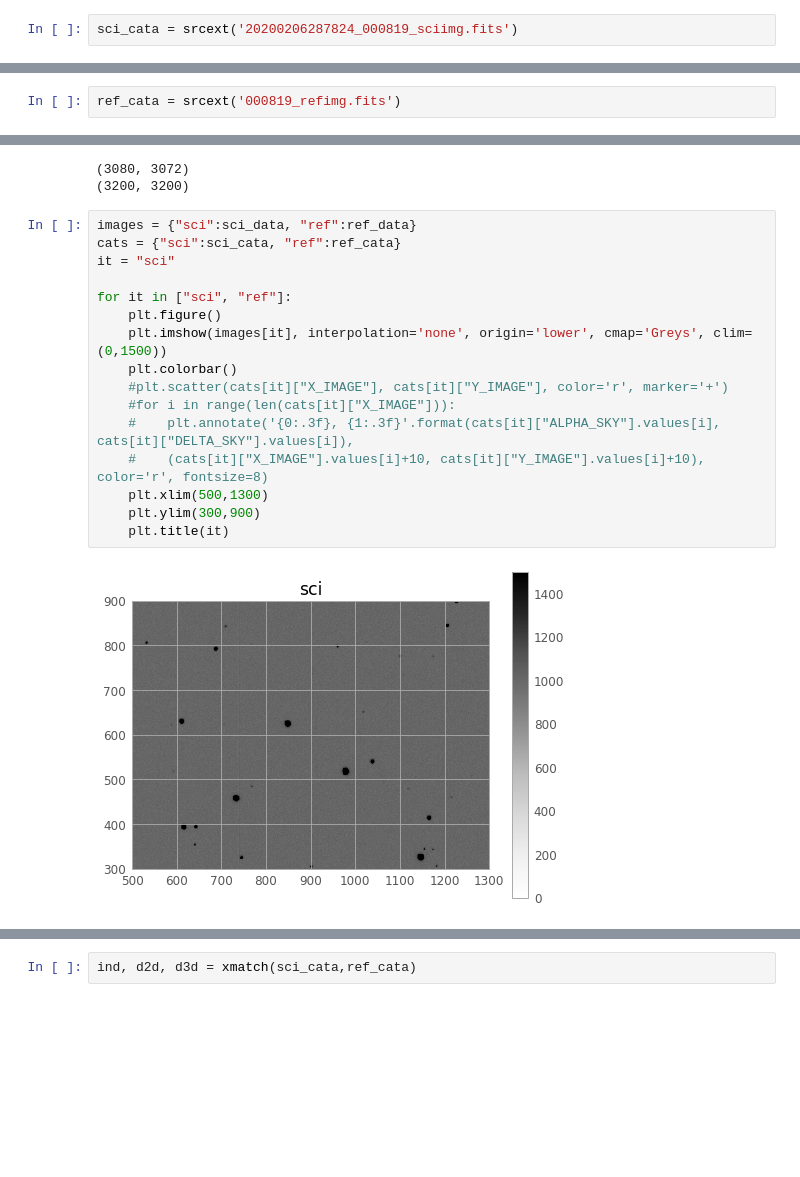
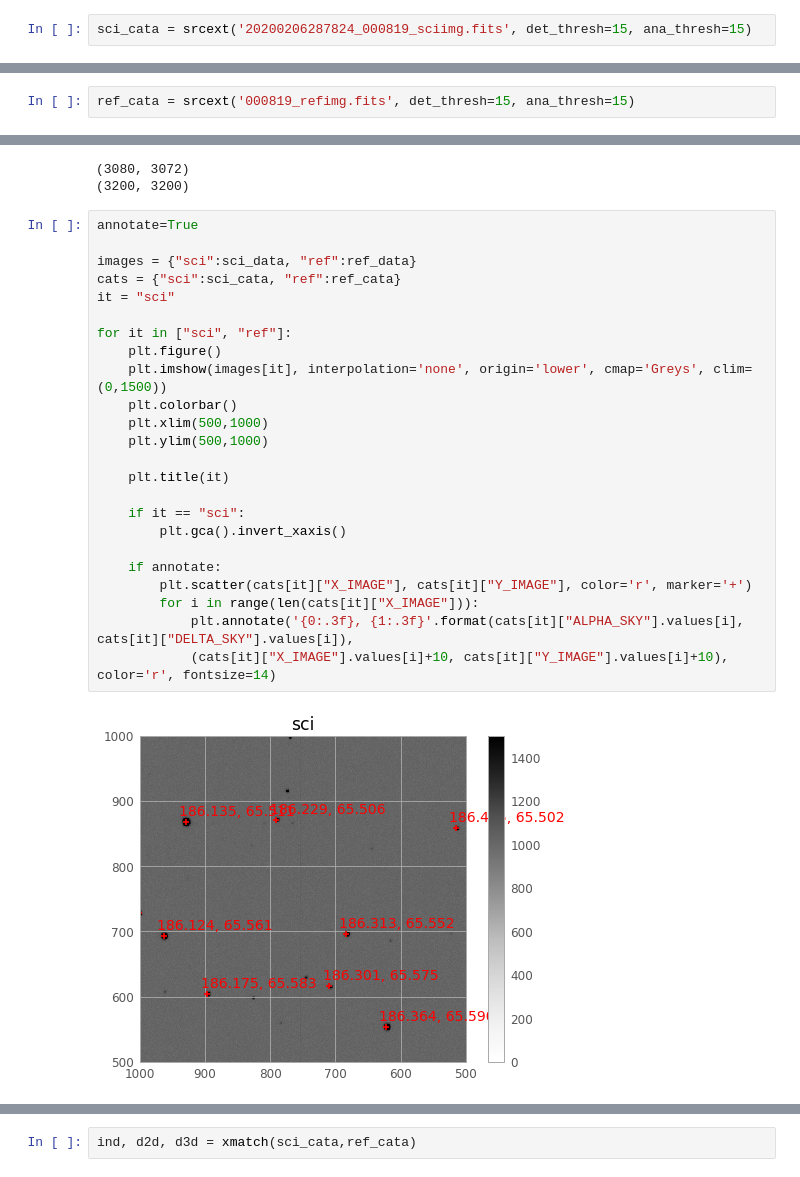
Before and after one commit to RileyWClarke/RAFTS, a Jupyter notebook: ztf_imgs.ipynb, the cells around one changed output, grey strips where cells are left out. Cells and saved outputs as stored; diff of their text form; blank space fills up the shorter version.

```diff
--- a/ztf_imgs.ipynb
+++ b/ztf_imgs.ipynb
@@ -266,4 +247,4 @@ getsciimg(filefracday='20200206287824', paddedfield='000819',filtercode = 'zg',p
 getrefimg(paddedfield='000819',filtercode = 'zg',paddedccdid = '13', qid = '2')
 # %%
-sci_cata = srcext('20200206287824_000819_sciimg.fits')
+sci_cata = srcext('20200206287824_000819_sciimg.fits', det_thresh=15, ana_thresh=15)
 # %% [output]
@@ -290,3 +272,3 @@ Fitting model: Sersic spheroid
 # %%
-ref_cata = srcext('000819_refimg.fits')
+ref_cata = srcext('000819_refimg.fits', det_thresh=15, ana_thresh=15)
 # %% [output]
@@ -349,20 +332,28 @@ print(ref_data.shape)
 (3080, 3072)
 (3200, 3200)
 # %%
+annotate=True
+
 images = {"sci":sci_data, "ref":ref_data}
 cats = {"sci":sci_cata, "ref":ref_cata}
 it = "sci"
 
 for it in ["sci", "ref"]:
     plt.figure()
     plt.imshow(images[it], interpolation='none', origin='lower', cmap='Greys', clim=(0,1500))
     plt.colorbar()
-    #plt.scatter(cats[it]["X_IMAGE"], cats[it]["Y_IMAGE"], color='r', marker='+')
-    #for i in range(len(cats[it]["X_IMAGE"])):
-    #    plt.annotate('{0:.3f}, {1:.3f}'.format(cats[it]["ALPHA_SKY"].values[i], cats[it]["DELTA_SKY"].values[i]),
-    #    (cats[it]["X_IMAGE"].values[i]+10, cats[it]["Y_IMAGE"].values[i]+10), color='r', fontsize=8)
-    plt.xlim(500,1300)
-    plt.ylim(300,900)
+    plt.xlim(500,1000)
+    plt.ylim(500,1000)
+
     plt.title(it)
+
+    if it == "sci":
+        plt.gca().invert_xaxis()
+
+    if annotate:
+        plt.scatter(cats[it]["X_IMAGE"], cats[it]["Y_IMAGE"], color='r', marker='+')
+        for i in range(len(cats[it]["X_IMAGE"])):
+            plt.annotate('{0:.3f}, {1:.3f}'.format(cats[it]["ALPHA_SKY"].values[i], cats[it]["DELTA_SKY"].values[i]),
+            (cats[it]["X_IMAGE"].values[i]+10, cats[it]["Y_IMAGE"].values[i]+10), color='r', fontsize=14)
 # %% [output]
-[figure, old version]
+[figure, new version]
```
Also changed, not shown: parts of 24 cells of this notebook, 8 other files.
